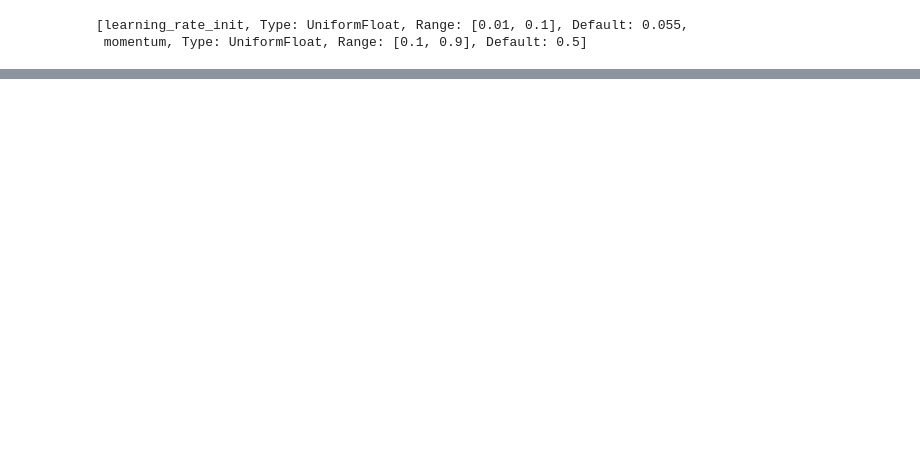
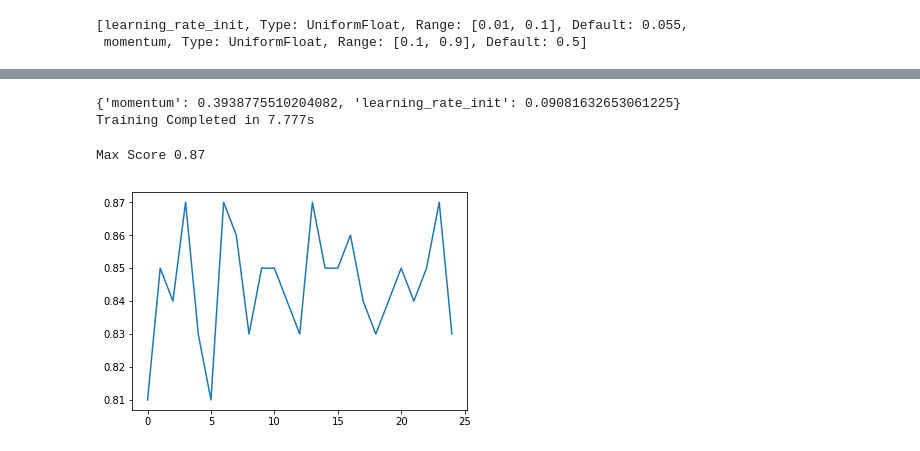
Before and after one commit to pkasela/SecondYear-Assignments, a Jupyter notebook: AML/Assignment5/Assignment5.ipynb, the cells around one changed output, grey strips where cells are left out. Cells and saved outputs as stored; diff of their text form; code cells hidden in the pictures; blank space fills up the shorter version.

```diff
--- a/AML/Assignment5/Assignment5.ipynb
+++ b/AML/Assignment5/Assignment5.ipynb
@@ -184,0 +293,26 @@ plt.show()
+# %%
+param_grid = {'learning_rate_init':np.linspace(0.01, 0.1),
+              'momentum':np.linspace(0.1, 0.9)}
+
+MLP_RS = RandomizedSearchCV(MLPClassifier(hidden_layer_sizes=(4,2,),
+                                          random_state=BIG_SEED),
+                            param_grid, n_iter=25, scoring=score_metric,
+                            cv=10, random_state=BIG_SEED, n_jobs=-1)
+
+t_0 = time()
+skf = StratifiedKFold(n_splits=10, random_state=BIG_SEED)
+X = df.drop('Class', axis=1).values
+y = df.Class
+MLP_RS = MLP_RS.fit(X, y)
+print(MLP_RS.best_params_)
+print("Training Completed in %0.3fs" % (time() - t_0))
+# %% [output]
+{'momentum': 0.3938775510204082, 'learning_rate_init': 0.09081632653061225}
+Training Completed in 7.777s
+# %%
+print("Max Score", np.max(MLP_RS.cv_results_['mean_test_score']))
+plt.plot(MLP_RS.cv_results_['mean_test_score'])
+plt.show()
+# %% [output]
+Max Score 0.87
+[figure, added]
```
Also changed, not shown: parts of 28 cells of this notebook, 1 other file.
